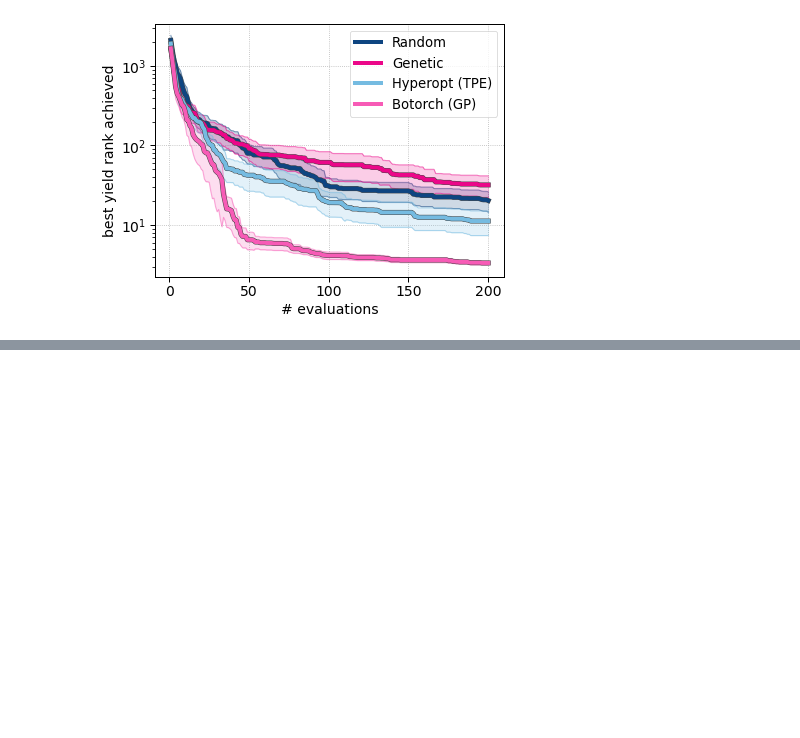
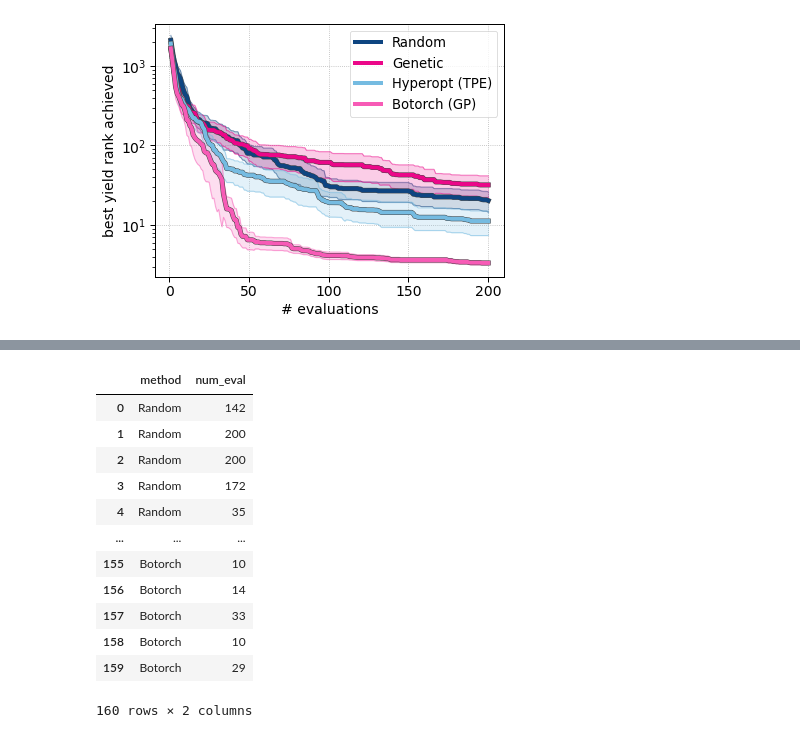
Before and after one commit to aspuru-guzik-group/olympus, a Jupyter notebook: case_studies/case_study_1/plot_results.ipynb, the cells around one changed output, grey strips where cells are left out. Drawn from its saved outputs; the diff is of its cells as text; code cells hidden in the pictures; blank space fills up the shorter version.

```diff
--- a/case_studies/case_study_1/plot_results.ipynb
+++ b/case_studies/case_study_1/plot_results.ipynb
@@ -285,0 +323,16 @@ Botorch mean 27.3 stde 2.3575302157021696
+# %%
+df_num_eval
+# %% [output]
+|  | method | num_eval |
+| 0 | Random | 142 |
+| 1 | Random | 200 |
+| 2 | Random | 200 |
+| 3 | Random | 172 |
+| 4 | Random | 35 |
+| ... | ... | ... |
+| 155 | Botorch | 10 |
+| 156 | Botorch | 14 |
+| 157 | Botorch | 33 |
+| 158 | Botorch | 10 |
+| 159 | Botorch | 29 |
+160 rows × 2 columns
```
Also changed, not shown: parts of 3 cells of this notebook, 46 other files.
